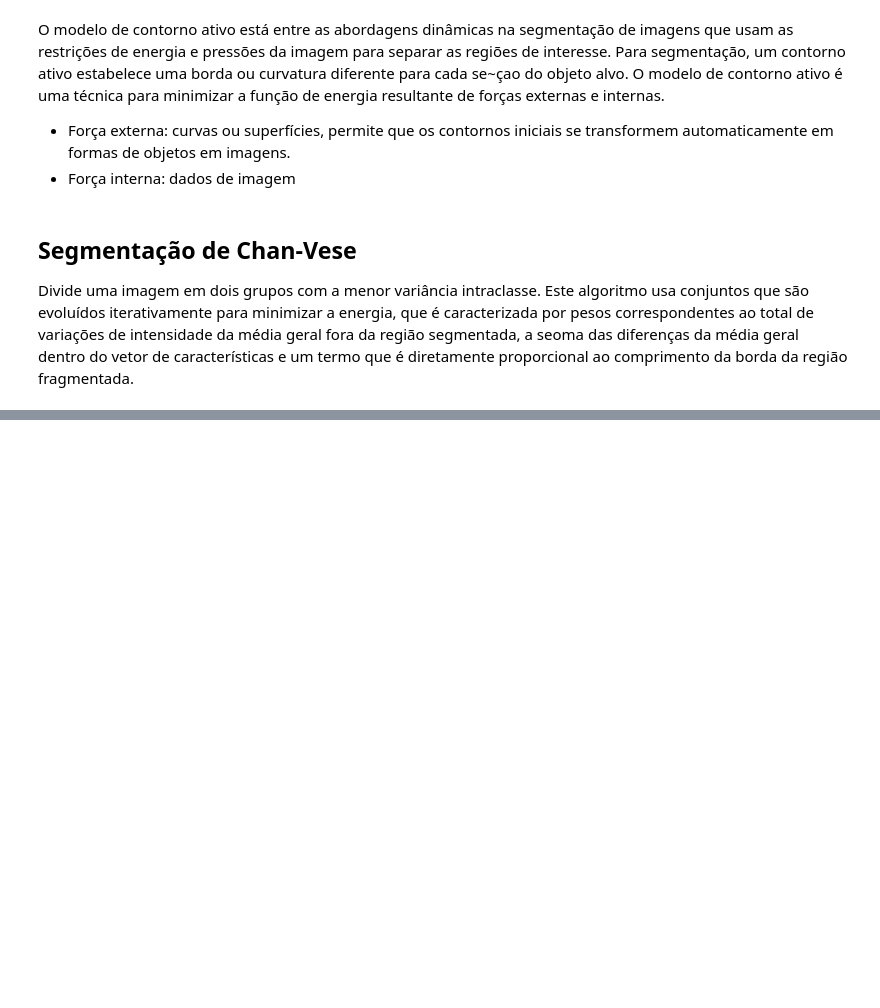
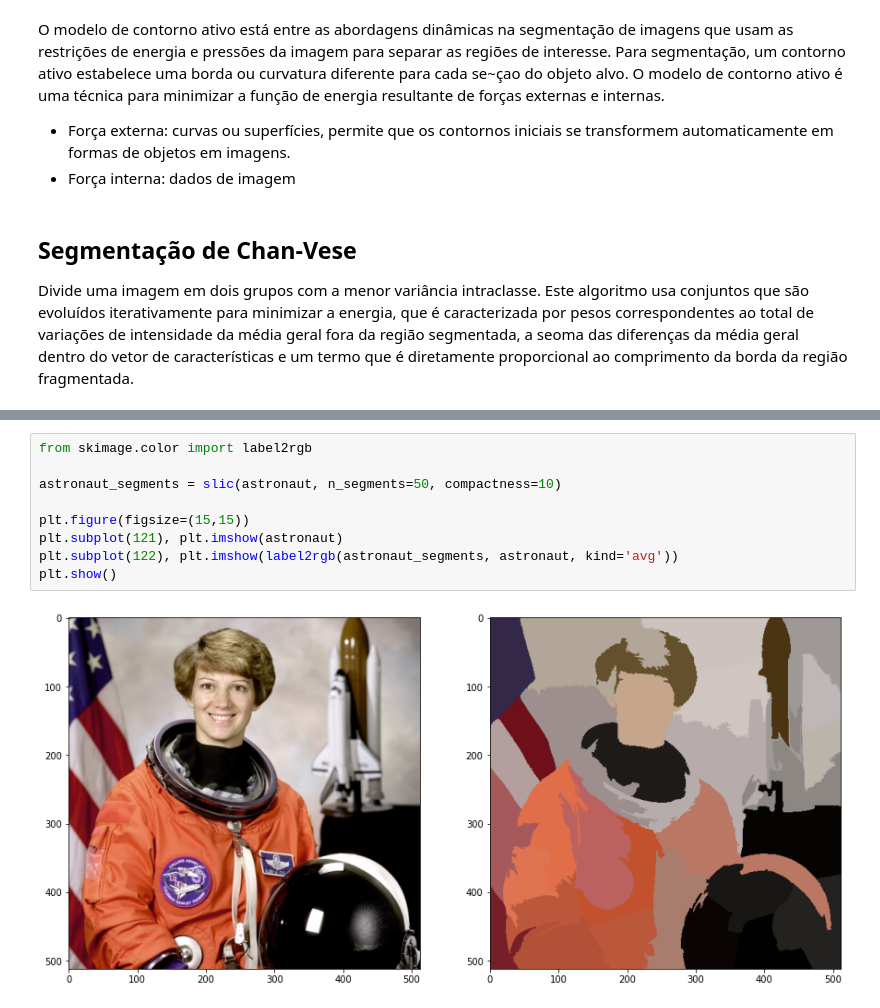
Before and after one commit to felypemaciel/atlantico-bootcamp, a Jupyter notebook: trailhead/visao_computacional/scikit/01_scikit_image.ipynb, the cells around one changed output, grey strips where cells are left out. Saved outputs shown, nothing was run; the diff lists cells and outputs as text; blank space fills up the shorter version.

```diff
--- a/trailhead/visao_computacional/scikit/01_scikit_image.ipynb
+++ b/trailhead/visao_computacional/scikit/01_scikit_image.ipynb
@@ -124,0 +187,11 @@ Divide uma imagem em dois grupos com a menor variância intraclasse. Este algori
+# %%
+from skimage.color import label2rgb
+
+astronaut_segments = slic(astronaut, n_segments=50, compactness=10)
+
+plt.figure(figsize=(15,15))
+plt.subplot(121), plt.imshow(astronaut)
+plt.subplot(122), plt.imshow(label2rgb(astronaut_segments, astronaut, kind='avg'))
+plt.show()
+# %% [output]
+[figure, added]
```
Also changed, not shown: parts of 8 cells of this notebook.
